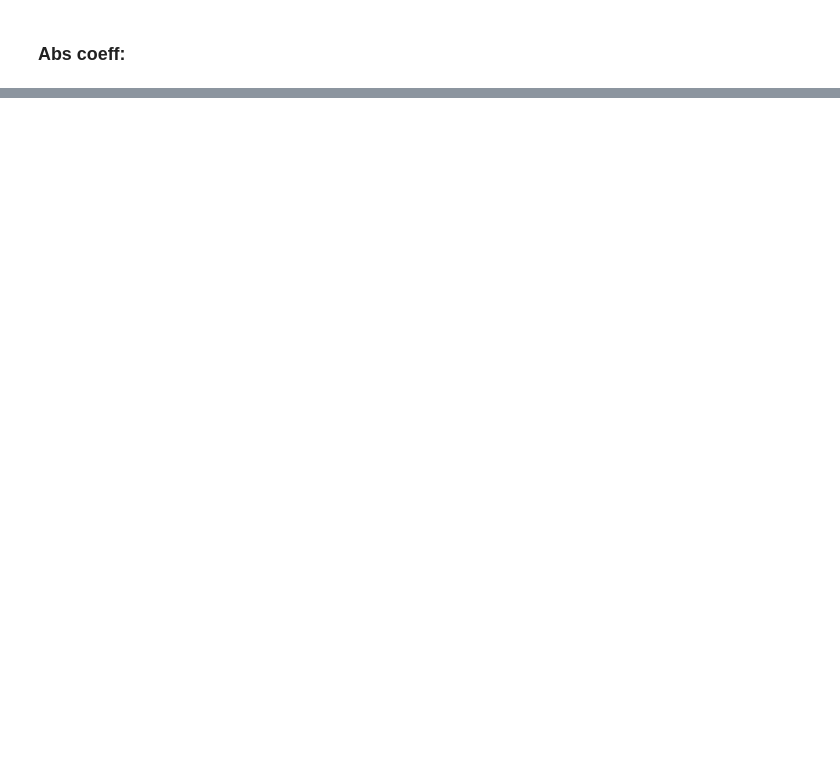
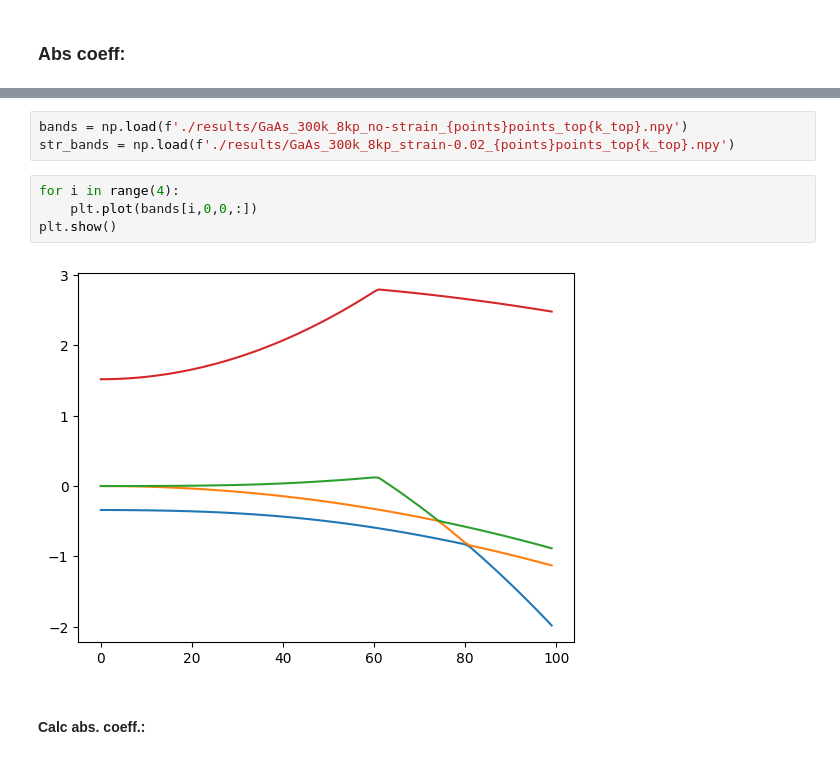
Before and after one commit to Kowalikov/photovoltaic_cell_absorption_coefficient, a Jupyter notebook: absorption_coefficient.ipynb, the cells around one changed output, grey strips where cells are left out. Cells and saved outputs as stored; diff of their text form; blank space fills up the shorter version.

```diff
--- a/absorption_coefficient.ipynb
+++ b/absorption_coefficient.ipynb
@@ -168,0 +266,11 @@ gamma_3 = 2.93
+# %%
+bands = np.load(f'./results/GaAs_300k_8kp_no-strain_{points}points_top{k_top}.npy')
+str_bands = np.load(f'./results/GaAs_300k_8kp_strain-0.02_{points}points_top{k_top}.npy')
+# %%
+for i in range(4):
+    plt.plot(bands[i,0,0,:])
+plt.show()
+# %% [output]
+[figure, added]
+# %% [markdown]
+#### Calc abs. coeff.:
```
Also changed, not shown: parts of 26 cells of this notebook, 14 other files.
